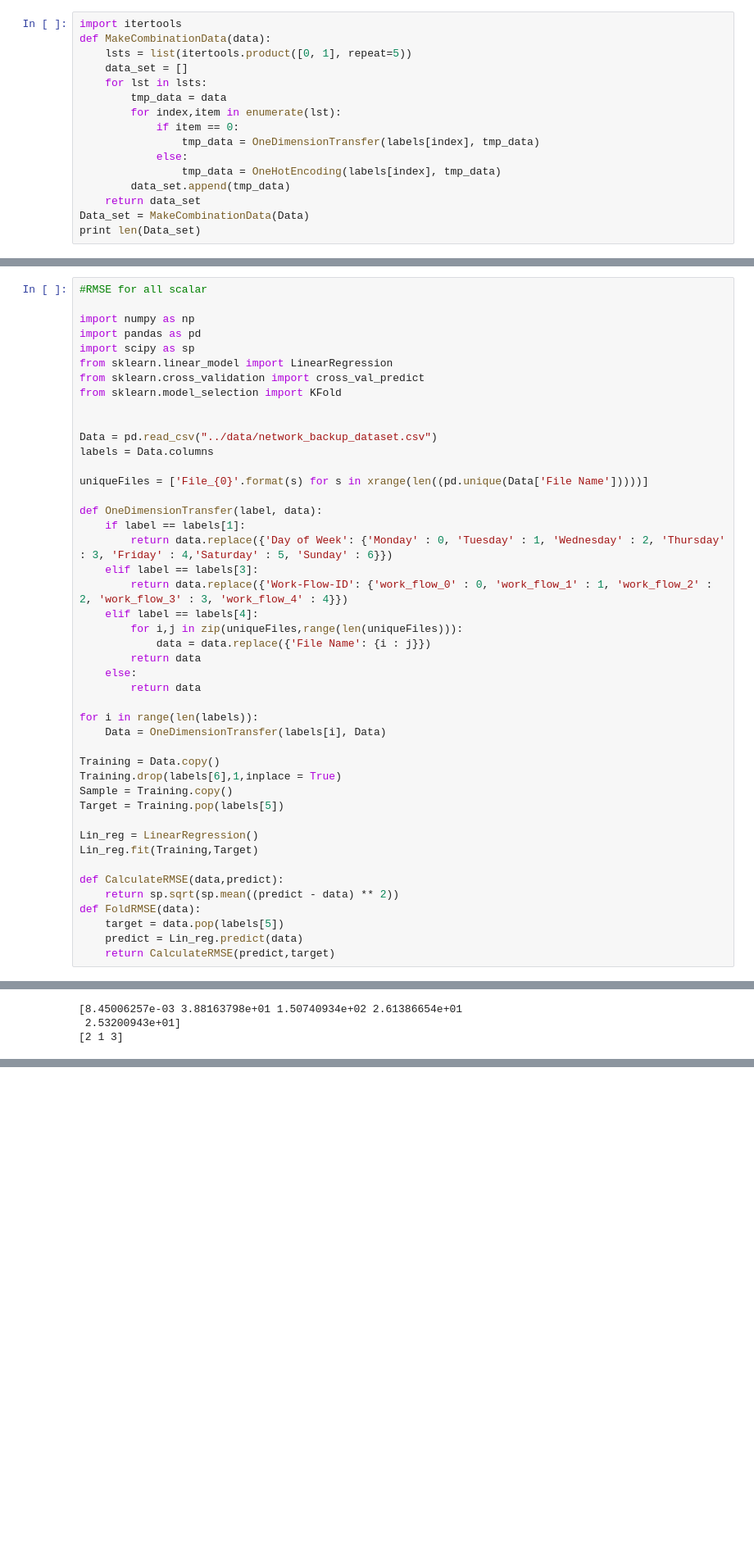
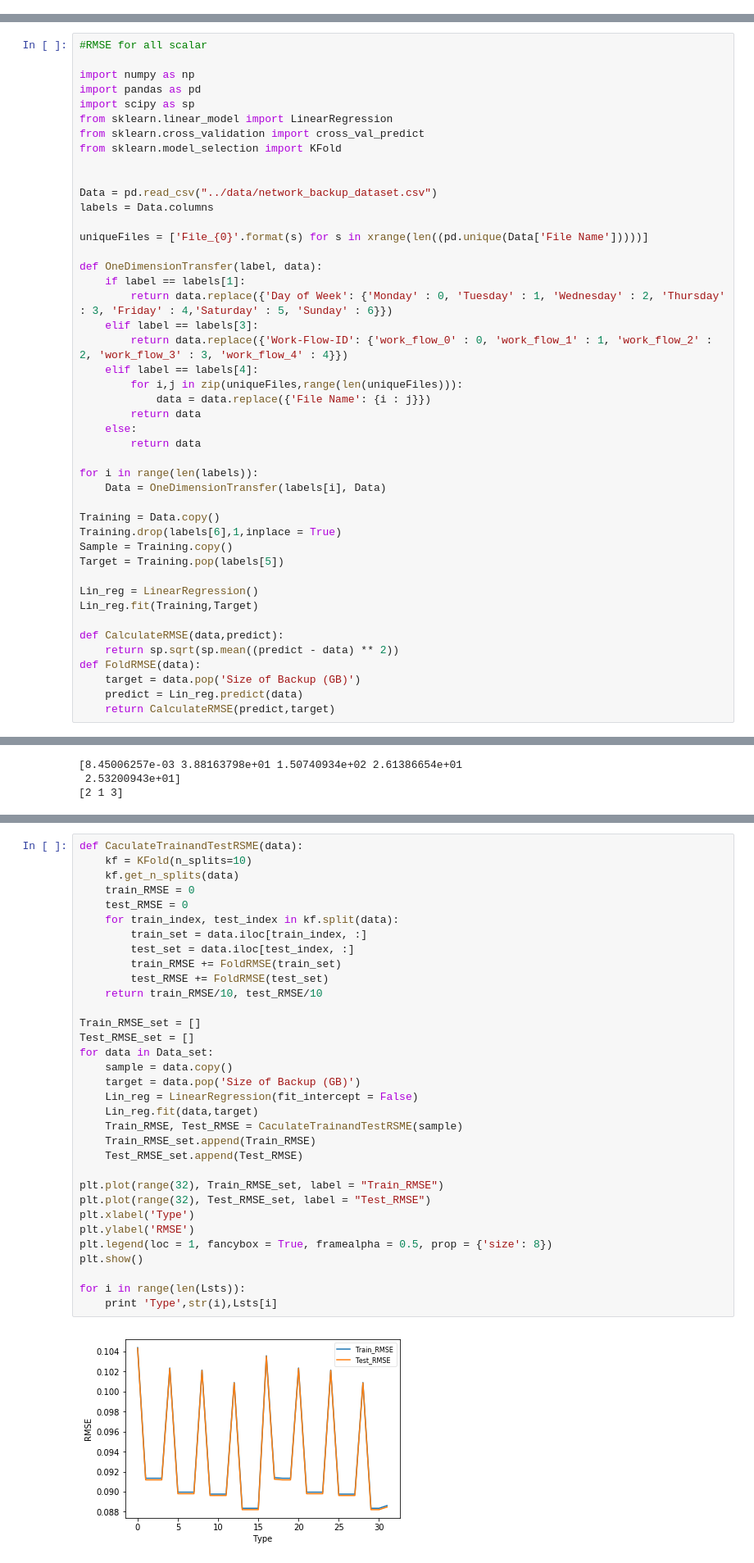
Before and after one commit to HonglanHuang/ee219, a Jupyter notebook: project4/codes/Part 2a.ipynb, the cells around one changed output, grey strips where cells are left out. Shown at 82% size. Cells and saved outputs as stored; diff of their text form; blank space fills up the shorter version.

Commit message:
combination plot complete

```diff
--- a/project4/codes/Part 2a.ipynb
+++ b/project4/codes/Part 2a.ipynb
@@ -49,19 +49,3 @@ labels[3] => Work-Flow-ID
 labels[4] => File Name
 labels[5] => Size of Backup (GB)
 labels[6] => Backup Time (hour)
-# %%
-import itertools
-def MakeCombinationData(data):
-    lsts = list(itertools.product([0, 1], repeat=5))
-    data_set = []
-    for lst in lsts:
-        tmp_data = data
-        for index,item in enumerate(lst):
-            if item == 0:
-                tmp_data = OneDimensionTransfer(labels[index], tmp_data)
-            else:
-                tmp_data = OneHotEncoding(labels[index], tmp_data)
-        data_set.append(tmp_data)
-    return data_set
-Data_set = MakeCombinationData(Data)
-print len(Data_set)
@@ -109,7 +91,7 @@ Lin_reg.fit(Training,Target)
 def CalculateRMSE(data,predict):
     return sp.sqrt(sp.mean((predict - data) ** 2))
 def FoldRMSE(data):
-    target = data.pop(labels[5])
+    target = data.pop('Size of Backup (GB)')
     predict = Lin_reg.predict(data)
     return CalculateRMSE(predict,target)
 # %%
@@ -237,0 +274,35 @@ Residuals vs. Fitted value
+# %%
+def CaculateTrainandTestRSME(data):
+    kf = KFold(n_splits=10)
+    kf.get_n_splits(data)
+    train_RMSE = 0
+    test_RMSE = 0
+    for train_index, test_index in kf.split(data):
+        train_set = data.iloc[train_index, :]
+        test_set = data.iloc[test_index, :]
+        train_RMSE += FoldRMSE(train_set)
+        test_RMSE += FoldRMSE(test_set)
+    return train_RMSE/10, test_RMSE/10
+
+Train_RMSE_set = []
+Test_RMSE_set = []
+for data in Data_set:
+    sample = data.copy()
+    target = data.pop('Size of Backup (GB)')
+    Lin_reg = LinearRegression(fit_intercept = False)
+    Lin_reg.fit(data,target)
+    Train_RMSE, Test_RMSE = CaculateTrainandTestRSME(sample)
+    Train_RMSE_set.append(Train_RMSE)
+    Test_RMSE_set.append(Test_RMSE)
+
+plt.plot(range(32), Train_RMSE_set, label = "Train_RMSE")
+plt.plot(range(32), Test_RMSE_set, label = "Test_RMSE")
+plt.xlabel('Type')
+plt.ylabel('RMSE')
+plt.legend(loc = 1, fancybox = True, framealpha = 0.5, prop = {'size': 8})
+plt.show()
+
+for i in range(len(Lsts)):
+    print 'Type',str(i),Lsts[i]
+# %% [output]
+[figure, added]
```
Also changed, not shown: parts of 4 cells of this notebook.
